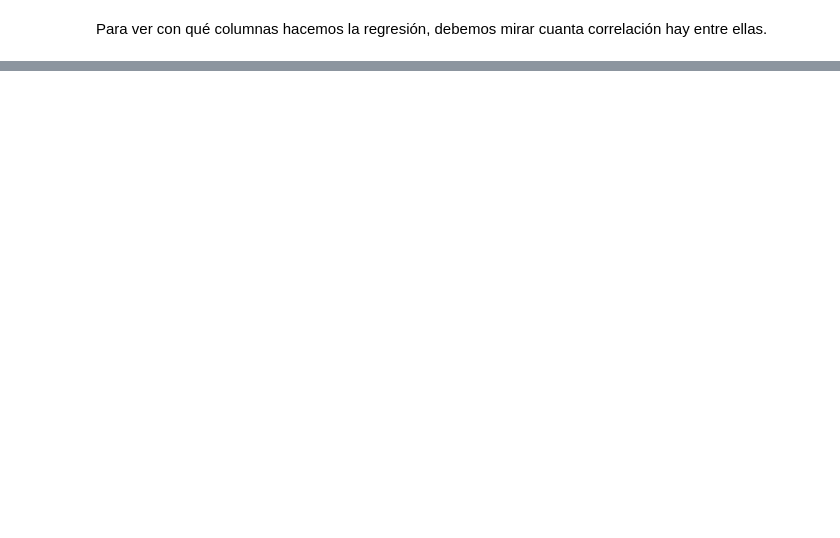
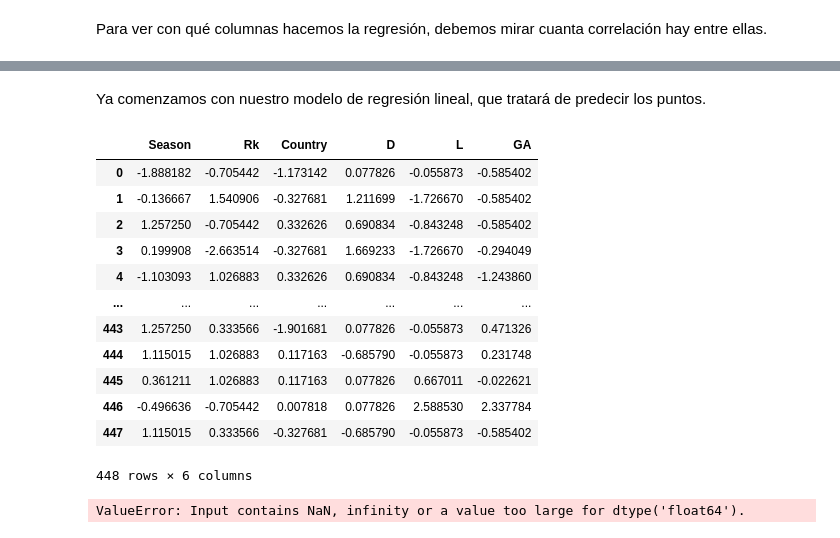
Before and after one commit to lauralardies/uefa_analisis, a Jupyter notebook: UEFA/analisis/regresionlineal.ipynb, the cells around one changed output, grey strips where cells are left out. Saved outputs shown, nothing was run; the diff lists cells and outputs as text; code cells hidden in the pictures; blank space fills up the shorter version.

Commit message:
errores que luego miro

```diff
--- a/UEFA/analisis/regresionlineal.ipynb
+++ b/UEFA/analisis/regresionlineal.ipynb
@@ -80,2 +202,3 @@ Podemos observar que la columna de puntos ('Pts') tiene correlación alta con 'G
-# %%
-datos = datos.drop(columns=['D', 'L', 'GA'])
+# %%
+datos = datos.drop(columns=['Squad', 'MP', 'W', 'GF', 'GD', 'Attendance', 'Top Team Scorer', 'Goalkeeper'])
+datos.head()
@@ -81,0 +212,49 @@ datos = datos.drop(columns=['D', 'L', 'GA'])
+# %% [markdown]
+Ya comenzamos con nuestro modelo de regresión lineal, que tratará de predecir los puntos.
+# %%
+# Definimos nuestras variables x e y
+x = datos.drop('Pts',axis=1)
+y = datos['Pts']
+
+# Dividimos los datos en entrenamiento y prueba
+x_train, x_test, y_train, y_test = train_test_split(x, y, test_size=0.3, random_state=42)
+
+# Normalizamos los datos
+pt = PowerTransformer()
+pt.fit(x_train)
+with open("../scalers/scalers.plk","wb") as f:
+    pickle.dump(pt, f)
+
+# Normalizamos lo que se asemeje a una distribución normal
+x_train_scaled = pt.transform(x_train)
+x_test_scaled = pt.transform(x_test)
+
+y_train_scaled = np.log(y_train)
+
+x_train_scaled = pd.DataFrame(x_train_scaled, columns=x.columns)
+x_test_scaled = pd.DataFrame(x_test_scaled, columns=x.columns)
+
+x_train_scaled
+# %% [output]
+|  | Season | Rk | Country | D | L | GA |
+| 0 | -1.888182 | -0.705442 | -1.173142 | 0.077826 | -0.055873 | -0.585402 |
+| 1 | -0.136667 | 1.540906 | -0.327681 | 1.211699 | -1.726670 | -0.585402 |
+| 2 | 1.257250 | -0.705442 | 0.332626 | 0.690834 | -0.843248 | -0.585402 |
+| 3 | 0.199908 | -2.663514 | -0.327681 | 1.669233 | -1.726670 | -0.294049 |
+| 4 | -1.103093 | 1.026883 | 0.332626 | 0.690834 | -0.843248 | -1.243860 |
+| ... | ... | ... | ... | ... | ... | ... |
+| 443 | 1.257250 | 0.333566 | -1.901681 | 0.077826 | -0.055873 | 0.471326 |
+| 444 | 1.115015 | 1.026883 | 0.117163 | -0.685790 | -0.055873 | 0.231748 |
+| 445 | 0.361211 | 1.026883 | 0.117163 | 0.077826 | 0.667011 | -0.022621 |
+| 446 | -0.496636 | -0.705442 | 0.007818 | 0.077826 | 2.588530 | 2.337784 |
+| 447 | 1.115015 | 0.333566 | -0.327681 | -0.685790 | -0.055873 | -0.585402 |
+448 rows × 6 columns
+# %%
+# Creamos el modelo de regresión lineal
+lr = LinearRegression()
+lr.fit(x_train_scaled,y_train_scaled)
+
+# Hacemos las predicciones
+y_pred = lr.predict(x_test_scaled)
+# %% [output]
+ValueError: Input contains NaN, infinity or a value too large for dtype('float64').
```
Also changed, not shown: parts of 14 cells of this notebook, 1 other file.
